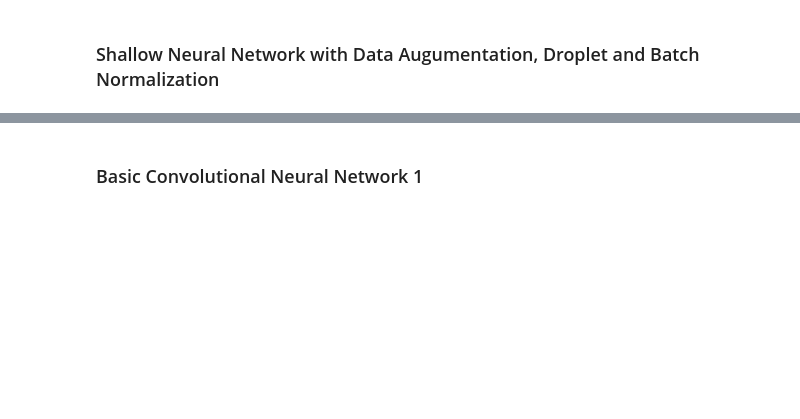
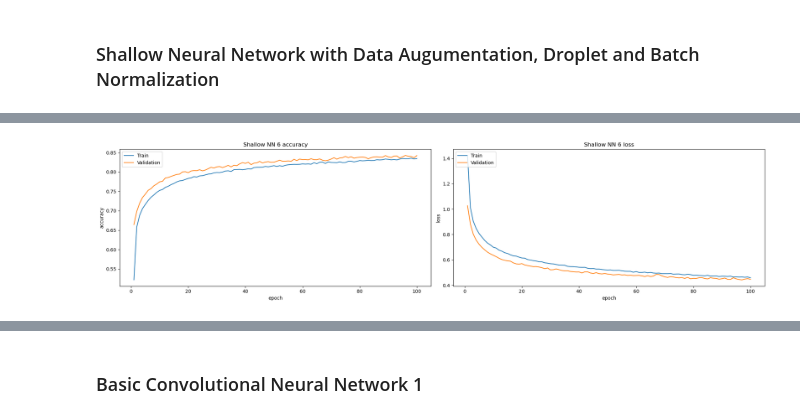
Before and after one commit to buddhathapa12/machine-learning, a Jupyter notebook: neural_network_Assignment3/E923Q669_Assignment3.ipynb, the cells around one changed output, grey strips where cells are left out. Cells and saved outputs as stored; diff of their text form; code cells hidden in the pictures; blank space fills up the shorter version.

```diff
--- a/neural_network_Assignment3/E923Q669_Assignment3.ipynb
+++ b/neural_network_Assignment3/E923Q669_Assignment3.ipynb
@@ -425,0 +591,25 @@ weighted avg       0.87      0.87      0.87     10000
+# %%
+#Shallow Neural Network Model 6
+
+shallow_nn_model6 = tf.keras.Sequential([
+    #Input
+    tf.keras.layers.Input(shape= (28, 28)),
+
+    #Data Augmentation
+    # data_augumentation,
+
+    tf.keras.layers.Flatten(),
+    tf.keras.layers.Dense(128, activation='relu'),
+
+    tf.keras.layers.BatchNormalization(),
+
+
+    tf.keras.layers.Dense(128, activation='relu'),
+    tf.keras.layers.Dense(10, activation='softmax')
+])
+
+shallow_nn_model6.compile(optimizer=tf.keras.optimizers.SGD(learning_rate=0.005),
+              loss=tf.keras.losses.CategoricalCrossentropy,
+              metrics=['accuracy'])
+
+shallow_nn6_history = shallow_nn_model6.fit(train_dataset1 , epochs=100, validation_data= (X_val, y_val), batch_size= 64)
@@ -425,0 +634,4 @@ weighted avg       0.87      0.87      0.87     10000
+# %%
+PlotTrainAndValidationAccuracyAndLoss(shallow_nn6_history, "Shallow NN 6")
+# %% [output]
+[figure, added]
```
Also changed, not shown: parts of 61 cells of this notebook.
